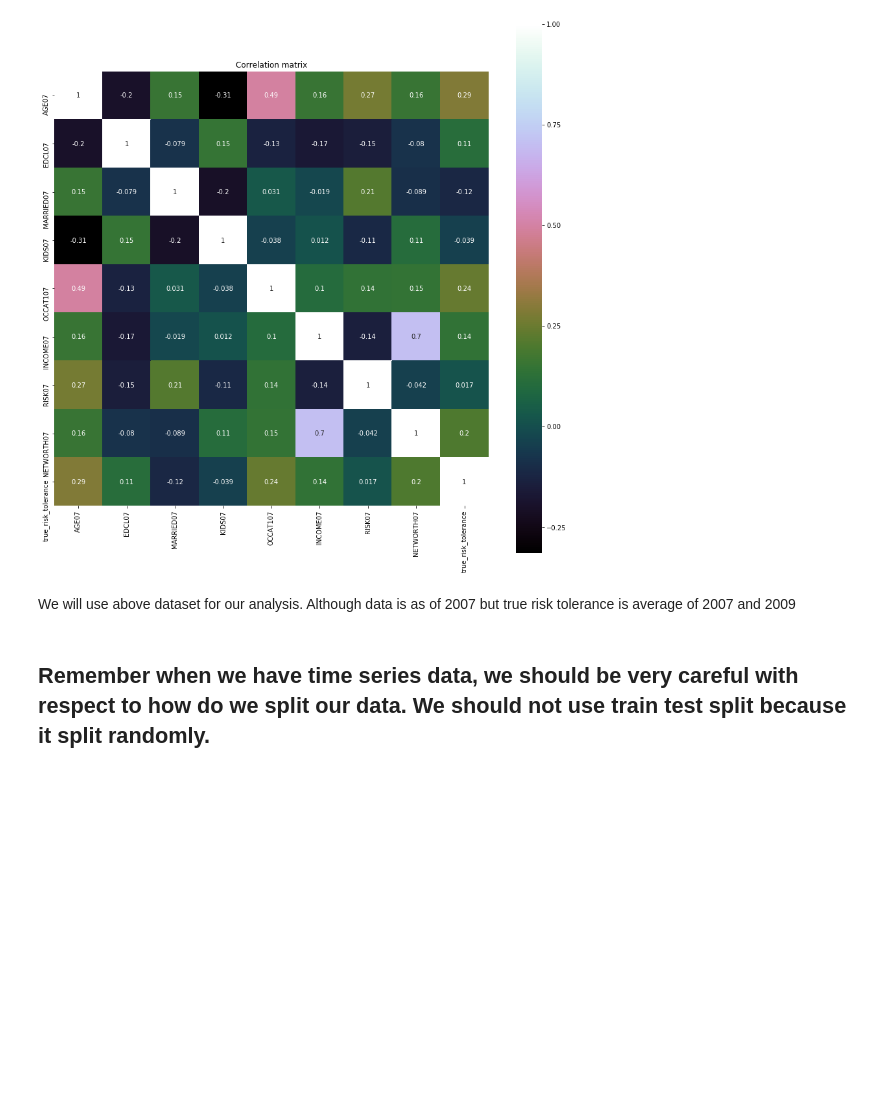
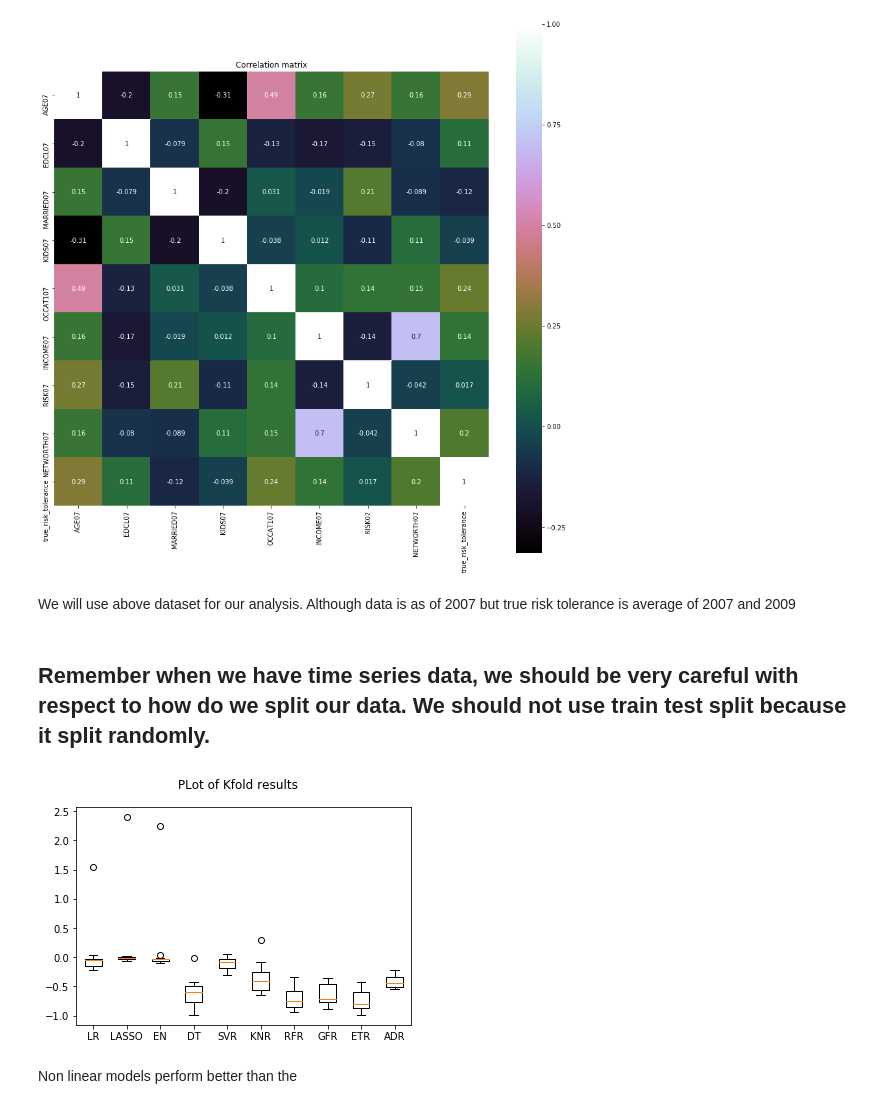
Before and after one commit to Karanpalshekhawat/ml_case_studies_finance_book, a Jupyter notebook: risk_tolerance.ipynb, the cells around one changed output. Saved outputs shown, nothing was run; the diff lists cells and outputs as text; code cells hidden in the pictures; blank space fills up the shorter version.

Commit message:
Added plot for cross validation error for different models

```diff
--- a/risk_tolerance.ipynb
+++ b/risk_tolerance.ipynb
@@ -139,7 +139,6 @@ models = {
     'GFR': GradientBoostingRegressor(),
     'ETR': ExtraTreesRegressor(),
     'ADR': AdaBoostRegressor(),
-    'ML_R': MLPRegressor()
 }
 # %%
 names = []
@@ -149,8 +148,20 @@ test_error = []
 for name, model in models.items():
     names.append(name)
     kfold = KFold(n_splits=num_folds, random_state=seed)
-    cv_score = -cross_val_score(model, x_train, y_train, cv=kfold, scoring=scoring)
+    cv_score = -1*cross_val_score(model, x_train, y_train, cv=kfold, scoring=scoring)
     cv_scores.append(cv_score)
     md = model.fit(x_train, y_train)
-    training_error.append(mean_squared_error(md.predict(x_test), y_test))
+    training_error.append(mean_squared_error(md.predict(x_train), y_train))
     test_error.append(mean_squared_error(md.predict(x_test), y_test))
+# %%
+# Plotting cross validation set errors
+fig = plt.figure()
+fig.suptitle("PLot of Kfold results")
+ax = fig.add_subplot(111)
+plt.boxplot(cv_scores)
+ax.set_xticklabels(names)
+plt.show()
+# %% [output]
+[figure, added]
+# %% [markdown]
+Non linear models perform better than the
```
